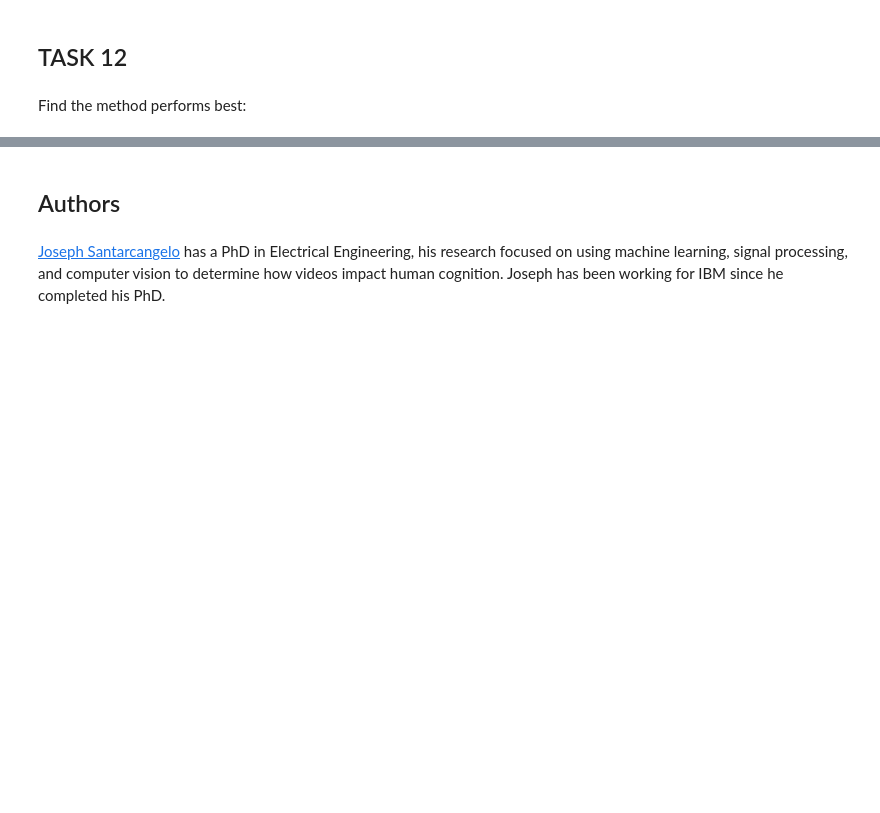
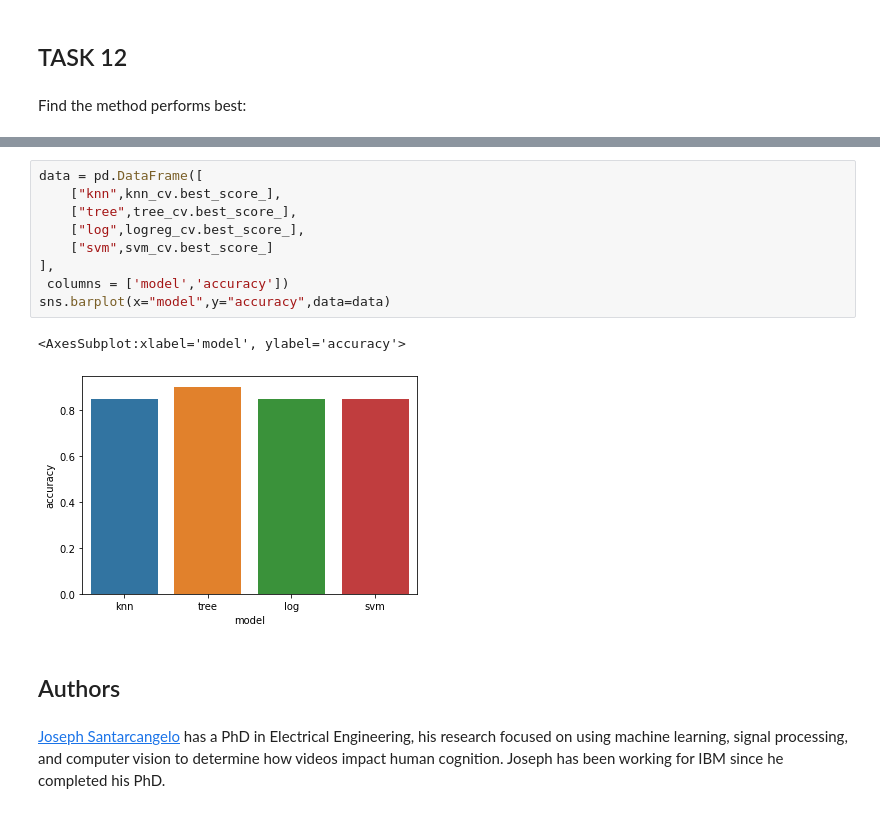
Before and after one commit to joaocarreiras/applieddscapstone, a Jupyter notebook: Module10_PredictiveAnalysis.ipynb, the cells around one changed output, grey strips where cells are left out. Saved outputs shown, nothing was run; the diff lists cells and outputs as text; blank space fills up the shorter version.

```diff
--- a/Module10_PredictiveAnalysis.ipynb
+++ b/Module10_PredictiveAnalysis.ipynb
@@ -350,5 +350,17 @@ tree accuracy : 0.875
 log accuracy : 0.8464285714285713
 svm accuracy : 0.8482142857142856
+# %%
+data = pd.DataFrame([
+    ["knn",knn_cv.best_score_],
+    ["tree",tree_cv.best_score_],
+    ["log",logreg_cv.best_score_],
+    ["svm",svm_cv.best_score_]
+],
+ columns = ['model','accuracy'])
+sns.barplot(x="model",y="accuracy",data=data)
+# %% [output]
+<AxesSubplot:xlabel='model', ylabel='accuracy'>
+[figure, added]
 # %% [markdown]
 ## Authors
 # %% [markdown]
```
Also changed, not shown: parts of 4 cells of this notebook.
